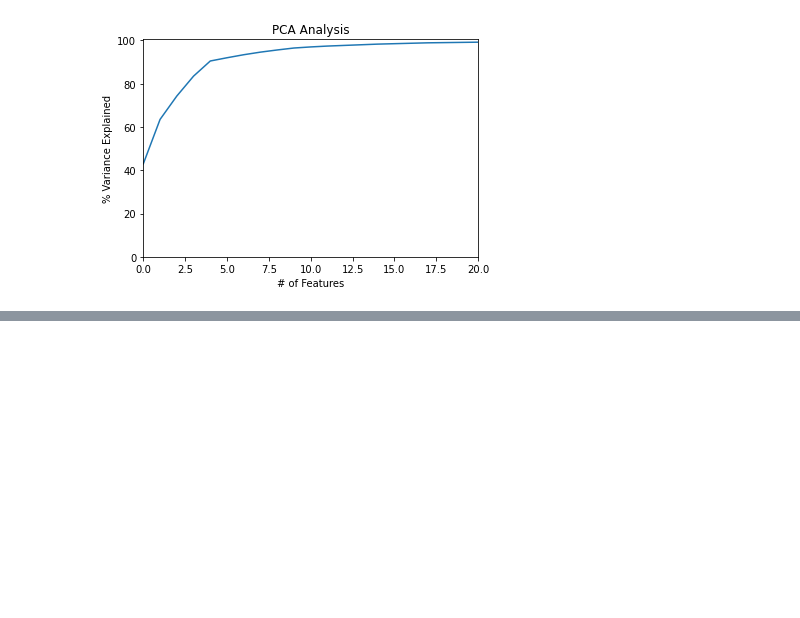
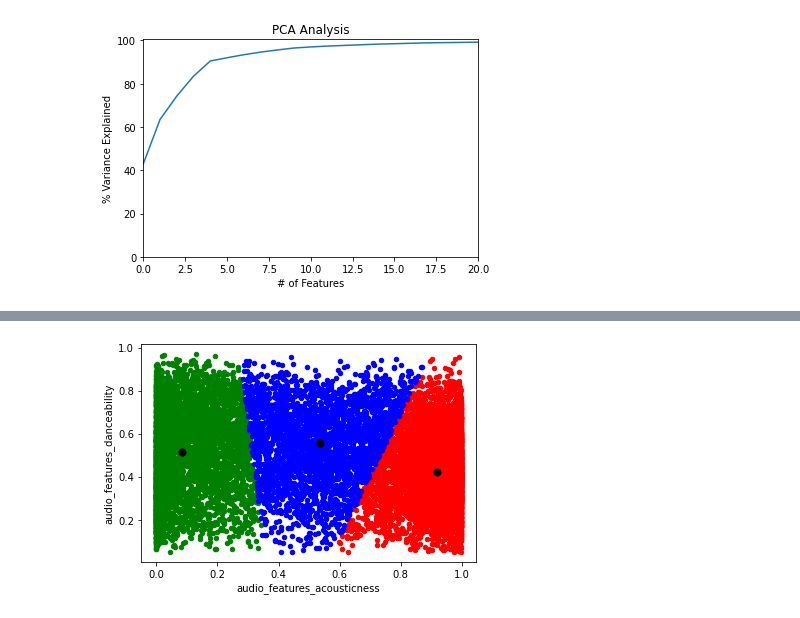
Before and after one commit to PliniLeonardo/ADM_HW4, a Jupyter notebook: Code_part2_Leo.ipynb, the cells around one changed output, grey strips where cells are left out. Cells and saved outputs as stored; diff of their text form; code cells hidden in the pictures; blank space fills up the shorter version.

```diff
--- a/Code_part2_Leo.ipynb
+++ b/Code_part2_Leo.ipynb
@@ -348,0 +669,13 @@ plt.plot(var)
+# %%
+temp2 = temp[['audio_features_acousticness', 'audio_features_danceability']]
+n_iter, labels, centroids, cost = custom_kmeans(temp2, 3)
+
+colori= ['red', 'green', 'blue']
+
+fig, ax = plt.subplots()
+for i in range(3):
+    temp2[labels == i].plot.scatter(*temp2.columns, s=20, ax=ax, c=colori[i])
+centroids.plot.scatter(*temp2.columns, s=50, c='black', ax=ax)
+plt.show()
+# %% [output]
+[figure, added]
```
Also changed, not shown: parts of 17 cells of this notebook, 3 other files.
